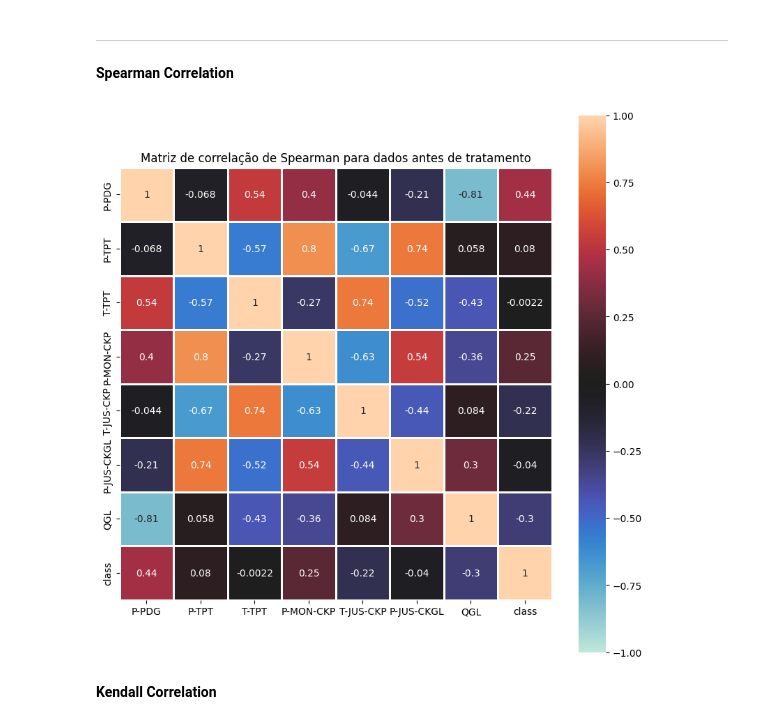
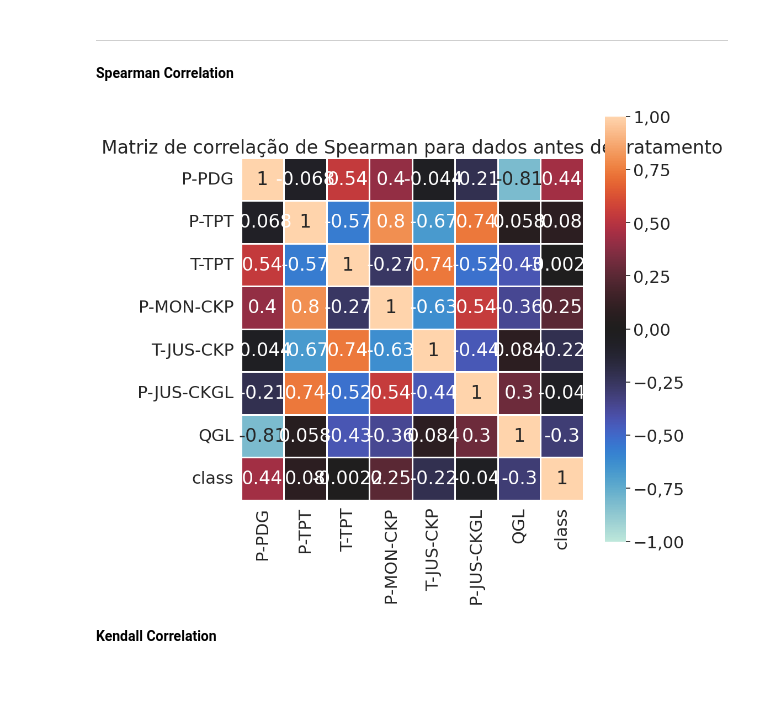
Before and after one commit to raul-macedo-freire/3w_ann_prp, a Jupyter notebook: data_treatment.ipynb, the cells around one changed output. Drawn from its saved outputs; the diff is of its cells as text; code cells hidden in the pictures; blank space fills up the shorter version.

```diff
--- a/data_treatment.ipynb
+++ b/data_treatment.ipynb
@@ -14,6 +14,12 @@ import prince
 import os
 from utils import save_csv_if_doesnt_exist
 from sklearn.model_selection import train_test_split
+
+import locale
+locale.setlocale(locale.LC_ALL, 'pt_BR.UTF-8')
+
+plt.rcdefaults()
+plt.rcParams['axes.formatter.use_locale'] = True
 # %% [markdown]
 Initially, the purpose of this analysis is to observe the data related to failure 5 of 3W. For this, all REAL instances of NORMAL operation and EVENT 5 were merged into a single dataset, including two columns: 'file_name' and 'event', which identify the instance that generated the data and the event (0 for normal and 5 for the actual failure).
 # %%
@@ -69,20 +92,26 @@ PRP = PRP_with_class.drop(columns=['class']).copy()
 # %%
 corr_spearman = PRP_with_class.iloc[:,:].corr(method='spearman')
 # %%
+import locale
+locale.setlocale(locale.LC_ALL, 'pt_BR.UTF-8')
+
+plt.rcdefaults()
+plt.rcParams['axes.formatter.use_locale'] = True
+sns.set(font_scale=2)
 
 fig = plt.figure(figsize=(10,10))
 ax = sns.heatmap(corr_spearman,
                  vmin=-1,
                  vmax=1,
                  center=0,
                  square=True,
                  annot=True,
                  linewidths=0.8)
 ax.set_ylim(len(corr_spearman), 0)
 plt.title('Matriz de correlação de Spearman para dados antes de tratamento')
 plt.show()
 # %% [output]
-[figure, old version]
+[figure, new version]
 # %% [markdown]
 **Kendall Correlation**
 # %%
```
Also changed, not shown: parts of 19 cells of this notebook, 6 other files.
